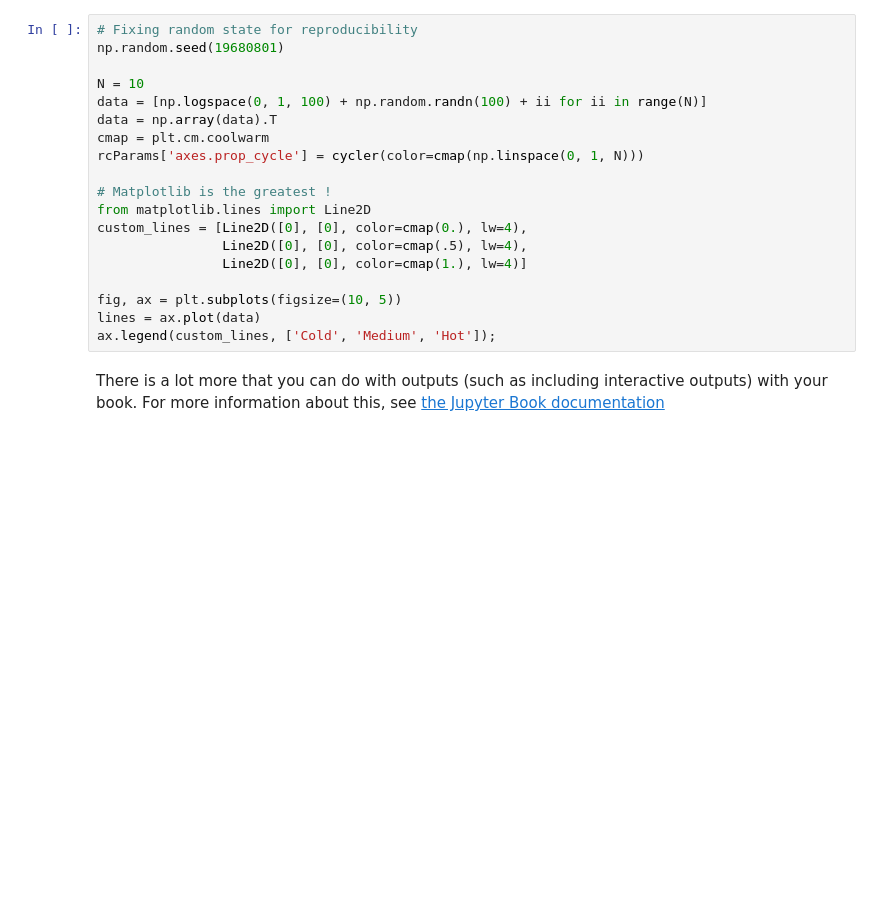
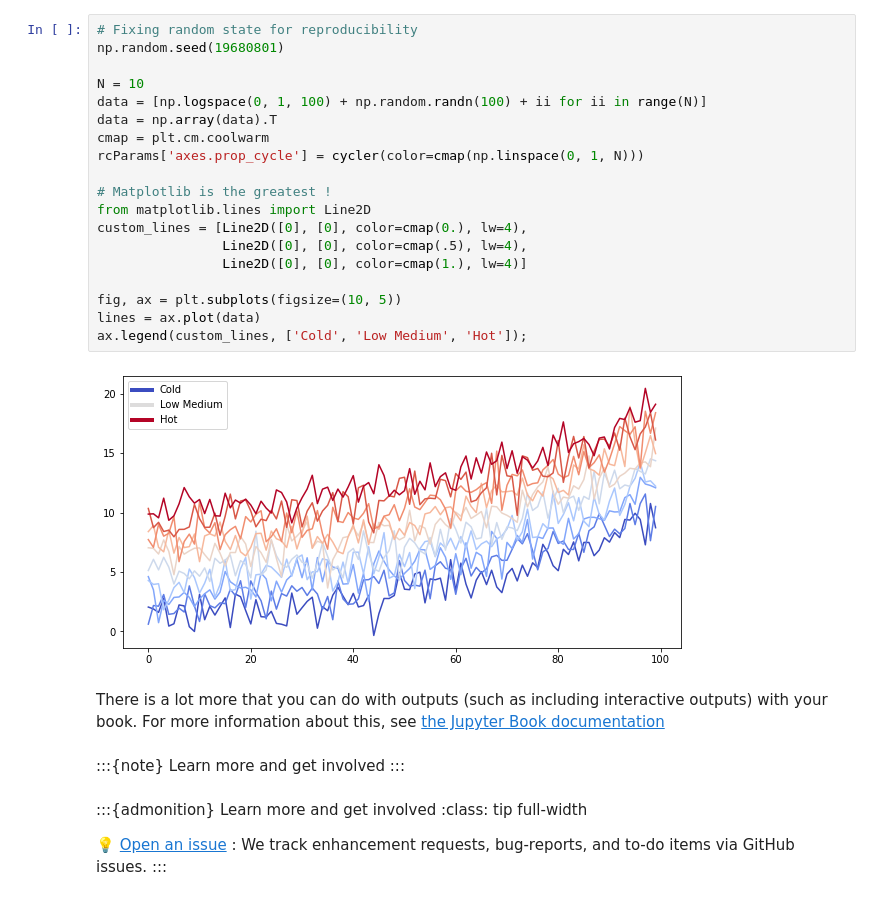
Before and after one commit to late-warrior/jupyterbook-scratchpad, a Jupyter notebook: docs/notebooks.ipynb, the cells around one changed output. Cells and saved outputs as stored; diff of their text form; blank space fills up the shorter version.

```diff
--- a/docs/notebooks.ipynb
+++ b/docs/notebooks.ipynb
@@ -47,22 +49,35 @@ plt.ion()
 # %%
 # Fixing random state for reproducibility
 np.random.seed(19680801)
 
 N = 10
 data = [np.logspace(0, 1, 100) + np.random.randn(100) + ii for ii in range(N)]
 data = np.array(data).T
 cmap = plt.cm.coolwarm
 rcParams['axes.prop_cycle'] = cycler(color=cmap(np.linspace(0, 1, N)))
 
 # Matplotlib is the greatest !
 from matplotlib.lines import Line2D
 custom_lines = [Line2D([0], [0], color=cmap(0.), lw=4),
                 Line2D([0], [0], color=cmap(.5), lw=4),
                 Line2D([0], [0], color=cmap(1.), lw=4)]
 
 fig, ax = plt.subplots(figsize=(10, 5))
 lines = ax.plot(data)
-ax.legend(custom_lines, ['Cold', 'Medium', 'Hot']);
+ax.legend(custom_lines, ['Cold', 'Low Medium', 'Hot']);
+# %% [output]
+[figure, added]
 # %% [markdown]
 There is a lot more that you can do with outputs (such as including interactive outputs)
 with your book. For more information about this, see [the Jupyter Book documentation](https://jupyterbook.org)
+# %% [markdown]
+:::{note}
+Learn more and get involved
+:::
+# %% [markdown]
+:::{admonition} Learn more and get involved
+:class: tip full-width
+
+💡 [Open an issue](https://github.com/executablebooks/jupyter-book/issues/new/choose)
+: We track enhancement requests, bug-reports, and to-do items via GitHub issues.
+:::
```
Also changed, not shown: parts of 2 cells of this notebook, 3 other files.
